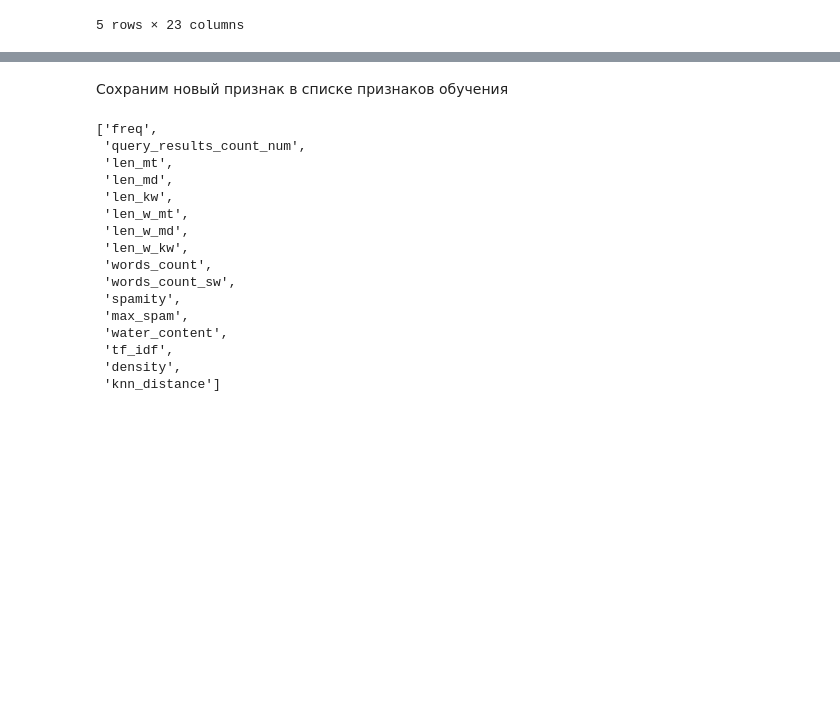
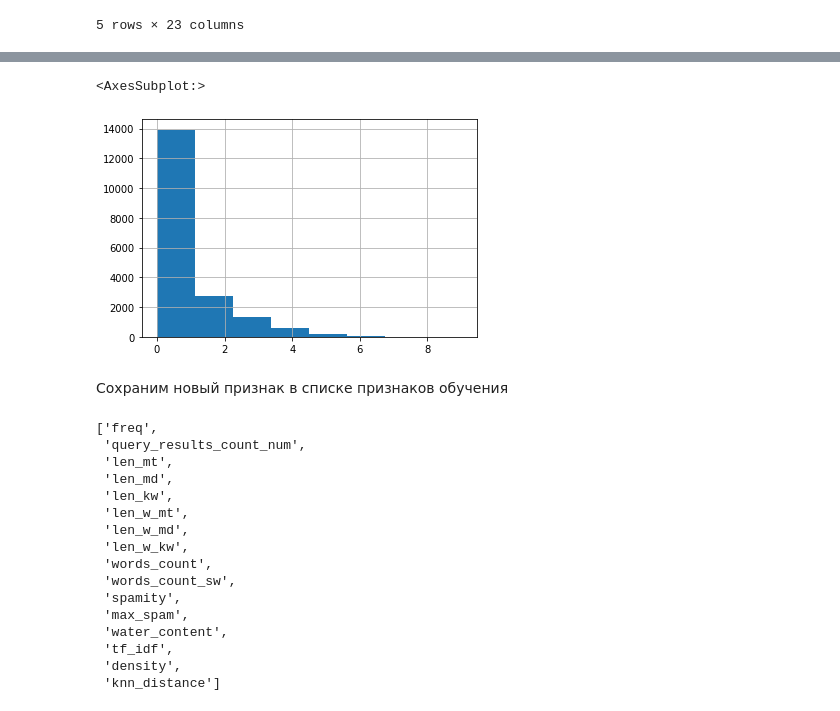
Before and after one commit to KabirovIrik/data-full-path, a Jupyter notebook: analysis/procced_train.ipynb, the cells around one changed output, grey strips where cells are left out. Saved outputs shown, nothing was run; the diff lists cells and outputs as text; code cells hidden in the pictures; blank space fills up the shorter version.

```diff
--- a/analysis/procced_train.ipynb
+++ b/analysis/procced_train.ipynb
@@ -113,3 +174,8 @@ df_std.head()
+# %%
+df[df['is_first_page']==0]['sum_new'].hist(bins=8)
+# %% [output]
+<AxesSubplot:>
+[figure, added]
 # %% [markdown]
 Сохраним новый признак в списке признаков обучения
 # %%
```
Also changed, not shown: parts of 56 cells of this notebook.
